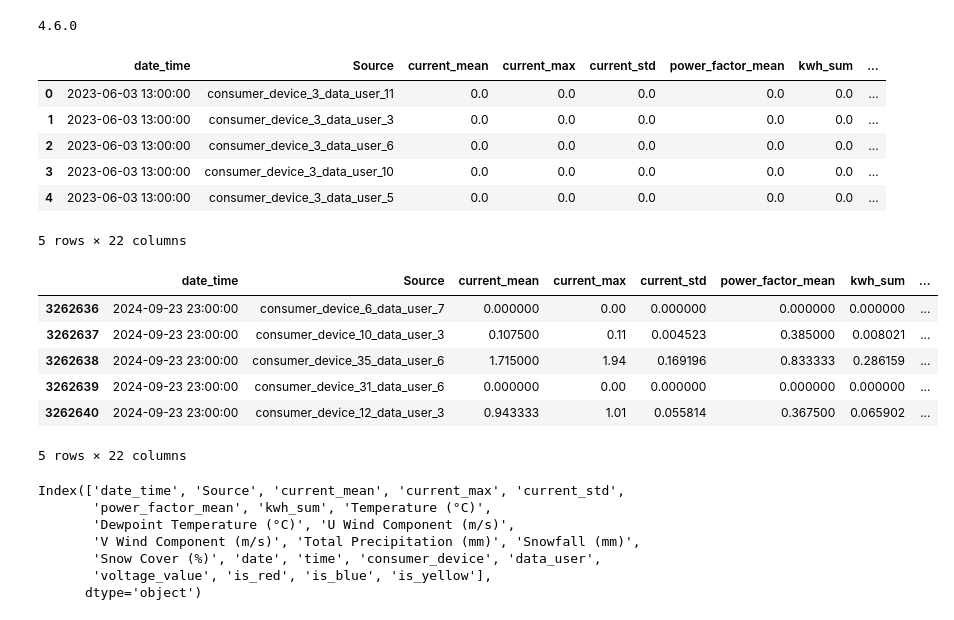
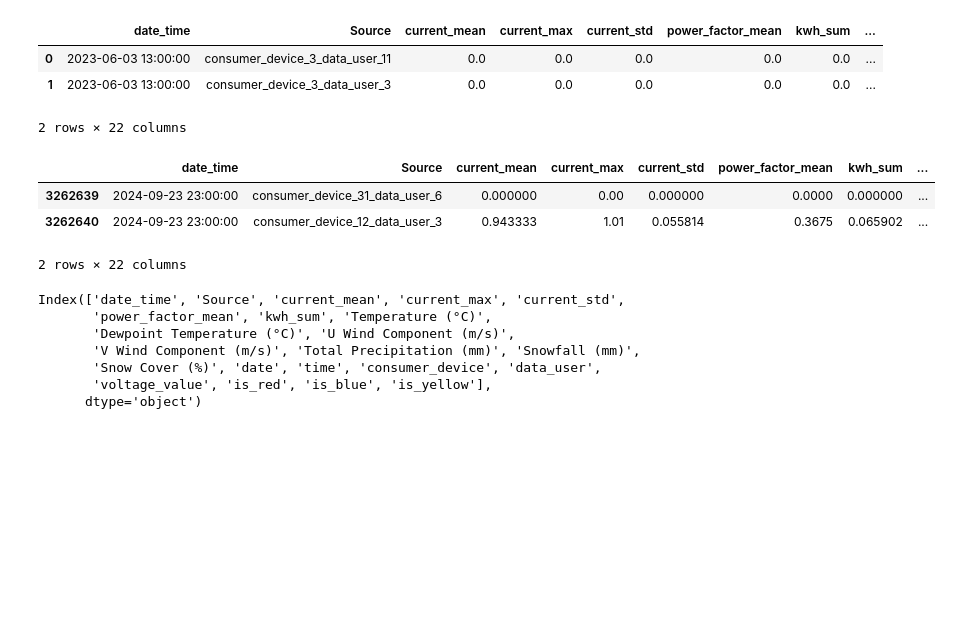
Before and after one commit to PKuntze/Watts_UP-Hydropower_Climate_Optimisation, a Jupyter notebook: EDA_and_Temporal_Aggregation_GJ.ipynb, the cells around one changed output. Saved outputs shown, nothing was run; the diff lists cells and outputs as text; code cells hidden in the pictures; blank space fills up the shorter version.

```diff
--- a/EDA_and_Temporal_Aggregation_GJ.ipynb
+++ b/EDA_and_Temporal_Aggregation_GJ.ipynb
@@ -29,35 +30,24 @@ from typing import List, Dict, Tuple
 
 
 from IPython.display import Image
-# %%
-import lightgbm as lgb
-print(lgb.__version__)
-# %% [output]
-4.6.0
 # %%
 df_merged = pd.read_csv('merged_hydro_climate.csv')
 # %%
-df_merged.head(5)
+df_merged.head(2)
 # %% [output]
 |  | date_time | Source | current_mean | current_max | current_std | power_factor_mean | kwh_sum | ... |
 | 0 | 2023-06-03 13:00:00 | consumer_device_3_data_user_11 | 0.0 | 0.0 | 0.0 | 0.0 | 0.0 | ... |
 | 1 | 2023-06-03 13:00:00 | consumer_device_3_data_user_3 | 0.0 | 0.0 | 0.0 | 0.0 | 0.0 | ... |
-| 2 | 2023-06-03 13:00:00 | consumer_device_3_data_user_6 | 0.0 | 0.0 | 0.0 | 0.0 | 0.0 | ... |
-| 3 | 2023-06-03 13:00:00 | consumer_device_3_data_user_10 | 0.0 | 0.0 | 0.0 | 0.0 | 0.0 | ... |
-| 4 | 2023-06-03 13:00:00 | consumer_device_3_data_user_5 | 0.0 | 0.0 | 0.0 | 0.0 | 0.0 | ... |
-5 rows × 22 columns
+2 rows × 22 columns
 # %%
 df_merged['date_time'] = pd.to_datetime(df_merged['date_time'])
 # %%
-df_merged.tail(5)
+df_merged.tail(2)
 # %% [output]
 |  | date_time | Source | current_mean | current_max | current_std | power_factor_mean | kwh_sum | ... |
-| 3262636 | 2024-09-23 23:00:00 | consumer_device_6_data_user_7 | 0.000000 | 0.00 | 0.000000 | 0.000000 | 0.000000 | ... |
-| 3262637 | 2024-09-23 23:00:00 | consumer_device_10_data_user_3 | 0.107500 | 0.11 | 0.004523 | 0.385000 | 0.008021 | ... |
-| 3262638 | 2024-09-23 23:00:00 | consumer_device_35_data_user_6 | 1.715000 | 1.94 | 0.169196 | 0.833333 | 0.286159 | ... |
-| 3262639 | 2024-09-23 23:00:00 | consumer_device_31_data_user_6 | 0.000000 | 0.00 | 0.000000 | 0.000000 | 0.000000 | ... |
-| 3262640 | 2024-09-23 23:00:00 | consumer_device_12_data_user_3 | 0.943333 | 1.01 | 0.055814 | 0.367500 | 0.065902 | ... |
+| 3262639 | 2024-09-23 23:00:00 | consumer_device_31_data_user_6 | 0.000000 | 0.00 | 0.000000 | 0.0000 | 0.000000 | ... |
+| 3262640 | 2024-09-23 23:00:00 | consumer_device_12_data_user_3 | 0.943333 | 1.01 | 0.055814 | 0.3675 | 0.065902 | ... |
-5 rows × 22 columns
+2 rows × 22 columns
 # %%
 df_merged.columns
 # %% [output]
```
Also changed, not shown: parts of 23 cells of this notebook, 12 other files.
